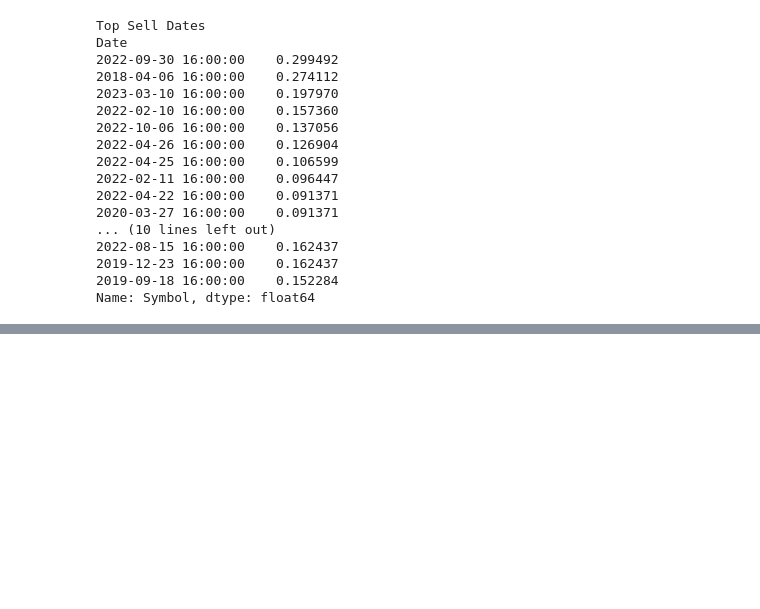
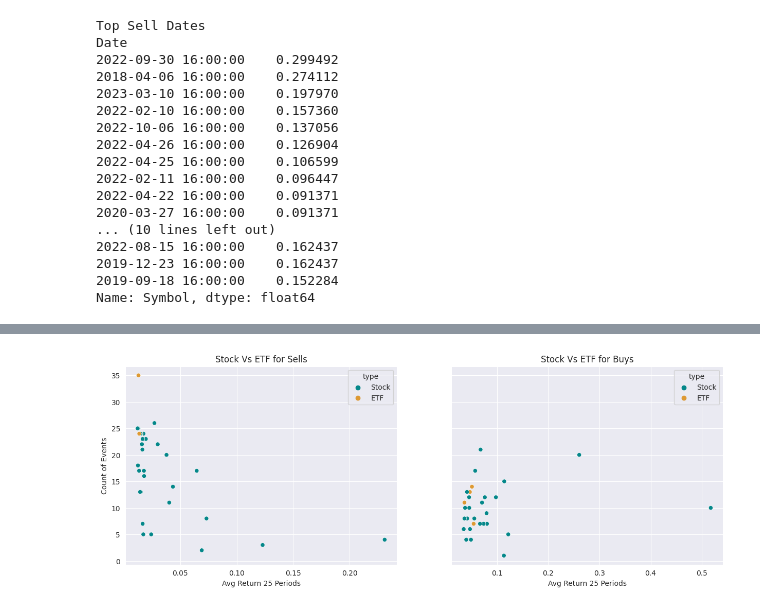
Before and after one commit to C00ldudeNoonan/demark-indicators, a Jupyter notebook: Demark_Indicators.ipynb, the cells around one changed output, grey strips where cells are left out. Saved outputs shown, nothing was run; the diff lists cells and outputs as text; code cells hidden in the pictures; blank space fills up the shorter version.

```diff
--- a/Demark_Indicators.ipynb
+++ b/Demark_Indicators.ipynb
@@ -535,0 +526,38 @@ plt.show()
+# %%
+fig, axs = plt.subplots(1, 2, figsize=(15, 5), sharey=True)
+
+
+grouped = sell_df.groupby(['Symbol','type'])
+
+df_grouped = grouped.agg({'Return_21_Periods': 'mean', 'type': 'first'})
+df_grouped['count'] = grouped.size()
+df_grouped = df_grouped.sort_values('Return_21_Periods', ascending=False).head(30)
+
+
+# Create a scatter plot
+sns.scatterplot(data=df_grouped, x='Return_21_Periods', y='count', hue='type', palette=['#05878a', '#dd9933'], ax=axs[0])
+
+# Set the title and labels
+axs[0].set_title('Stock Vs ETF for Sells')
+axs[0].set_xlabel('Avg Return 25 Periods')
+axs[0].set_ylabel('Count of Events')
+
+
+grouped = buy_df.groupby(['Symbol','type'])
+
+df_grouped = grouped.agg({'Return_21_Periods': 'mean', 'type': 'first'})
+df_grouped['count'] = grouped.size()
+df_grouped = df_grouped.sort_values('Return_21_Periods', ascending=False).head(30)
+
+
+# Create a scatter plot
+sns.scatterplot(data=df_grouped, x='Return_21_Periods', y='count', hue='type', palette=['#05878a', '#dd9933'], ax=axs[1])
+
+# Set the title and labels
+axs[1].set_title('Stock Vs ETF for Buys')
+axs[1].set_xlabel('Avg Return 25 Periods')
+axs[1].set_ylabel('Count of Events')
+# Display the plot
+plt.show()
+# %% [output]
+[figure, added]
```
Also changed, not shown: parts of 7 cells of this notebook.
